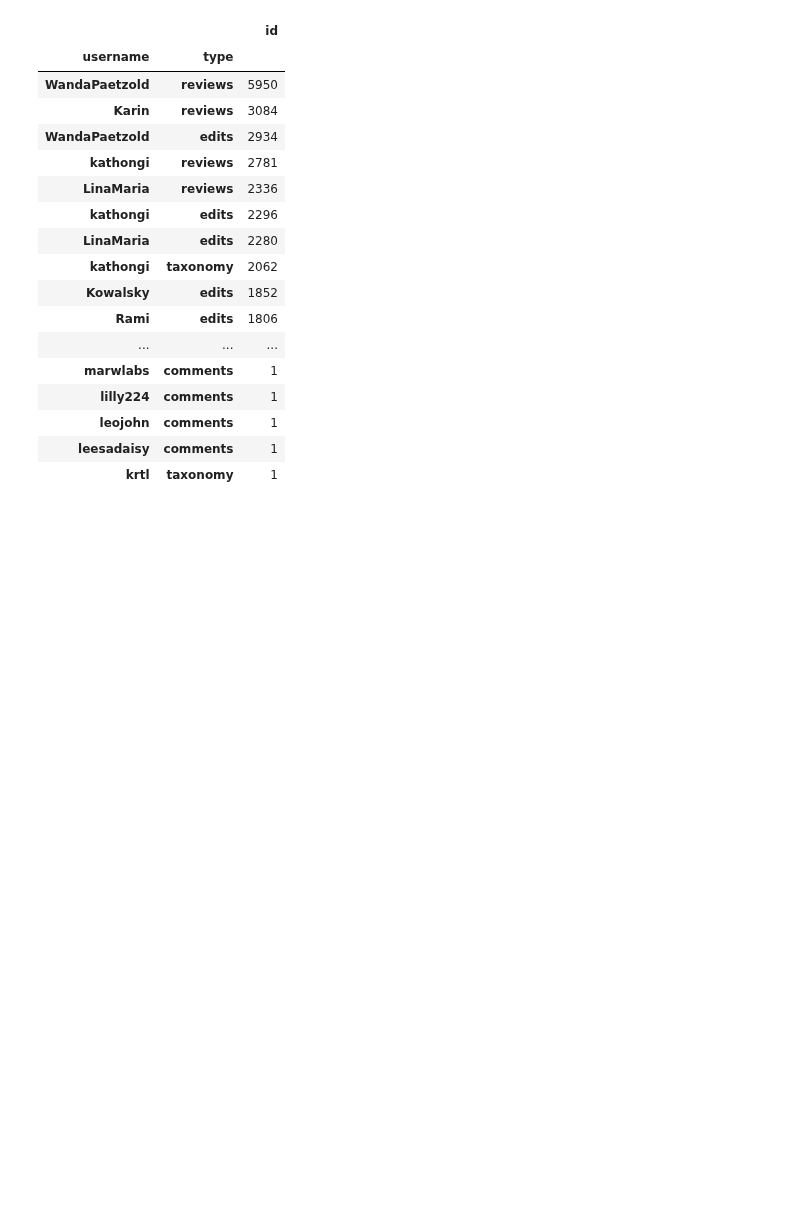
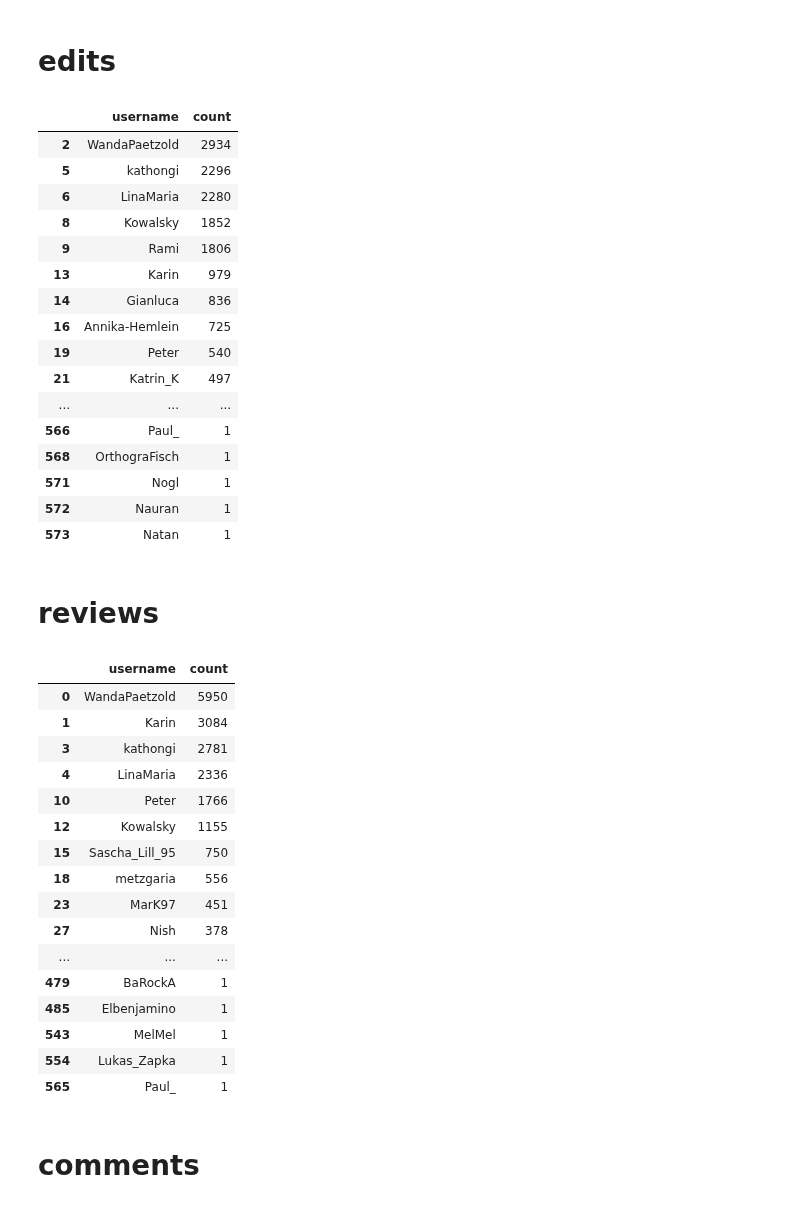
Before and after one commit to kulla/serlo-evaluations, a Jupyter notebook: 2021/2021-12-17 Autorenstatistik für das ganze Jahr.ipynb, the cells around one changed output. Drawn from its saved outputs; the diff is of its cells as text; code cells hidden in the pictures; blank space fills up the shorter version.

```diff
--- a/2021/2021-12-17 Autorenstatistik für das ganze Jahr.ipynb
+++ b/2021/2021-12-17 Autorenstatistik für das ganze Jahr.ipynb
@@ -5,50 +5,77 @@ import mysql.connector
 from IPython.display import display, Markdown, HTML
 
 db = mysql.connector.connect(
     host="localhost",
     user="root",
     password="secret",
     port="3306",
     database="serlo"
 )
 
 d = pd.read_sql("""
-    SELECT user.username, event_log.id, CASE
+    SELECT user.username, event_log.id as count, CASE
         WHEN event_id = 5 THEN "edits"
         WHEN event_id in (6,11) THEN "reviews"
         WHEN event_id in (8,9,14,16) THEN "comments"
         ELSE "taxonomy"
     END AS type
     FROM event_log
     join user on user.id = event_log.actor_id
     WHERE YEAR(event_log.date) = 2021
         AND event_log.event_id IN (5,6,11,8,9,14,16,1,2,12,15,17)
 """, db)
 
 pd.set_option('display.max_rows', None)
 pd.set_option('display.max_columns', None)
 pd.set_option('display.width', None)
 pd.set_option('display.max_colwidth', None)
 
 d = d.groupby(["username", "type"]).count()
-d.sort_values(["id"], inplace=True, ascending=False)
+d.sort_values(["count"], inplace=True, ascending=False)
+d.reset_index(inplace=True)
 d
+
+for a in ["edits", "reviews", "comments", "taxonomy"]:
+    display(Markdown(f"# {a}"))
+
+    x = d[d["type"] == a][["username", "count"]]
+
+    display(x)
 # %% [output]
+# edits
-|  |  | id |
-| username | type |  |
-| WandaPaetzold | reviews | 5950 |
-| Karin | reviews | 3084 |
-| WandaPaetzold | edits | 2934 |
-| kathongi | reviews | 2781 |
-| LinaMaria | reviews | 2336 |
-| kathongi | edits | 2296 |
-| LinaMaria | edits | 2280 |
-| kathongi | taxonomy | 2062 |
-| Kowalsky | edits | 1852 |
-| Rami | edits | 1806 |
+|  | username | count |
+| 2 | WandaPaetzold | 2934 |
+| 5 | kathongi | 2296 |
+| 6 | LinaMaria | 2280 |
+| 8 | Kowalsky | 1852 |
+| 9 | Rami | 1806 |
+| 13 | Karin | 979 |
+| 14 | Gianluca | 836 |
+| 16 | Annika-Hemlein | 725 |
+| 19 | Peter | 540 |
+| 21 | Katrin_K | 497 |
 | ... | ... | ... |
-| marwlabs | comments | 1 |
-| lilly224 | comments | 1 |
-| leojohn | comments | 1 |
-| leesadaisy | comments | 1 |
-| krtl | taxonomy | 1 |
+| 566 | Paul_ | 1 |
+| 568 | OrthograFisch | 1 |
+| 571 | Nogl | 1 |
+| 572 | Nauran | 1 |
+| 573 | Natan | 1 |
+# reviews
+|  | username | count |
+| 0 | WandaPaetzold | 5950 |
+| 1 | Karin | 3084 |
+| 3 | kathongi | 2781 |
+| 4 | LinaMaria | 2336 |
+| 10 | Peter | 1766 |
+| 12 | Kowalsky | 1155 |
+| 15 | Sascha_Lill_95 | 750 |
+| 18 | metzgaria | 556 |
+| 23 | MarK97 | 451 |
+| 27 | Nish | 378 |
+| ... | ... | ... |
+| 479 | BaRockA | 1 |
+| 485 | Elbenjamino | 1 |
+| 543 | MelMel | 1 |
+| 554 | Lukas_Zapka | 1 |
+| 565 | Paul_ | 1 |
+# comments
```
Also changed, not shown: parts of 1 cell of this notebook.
